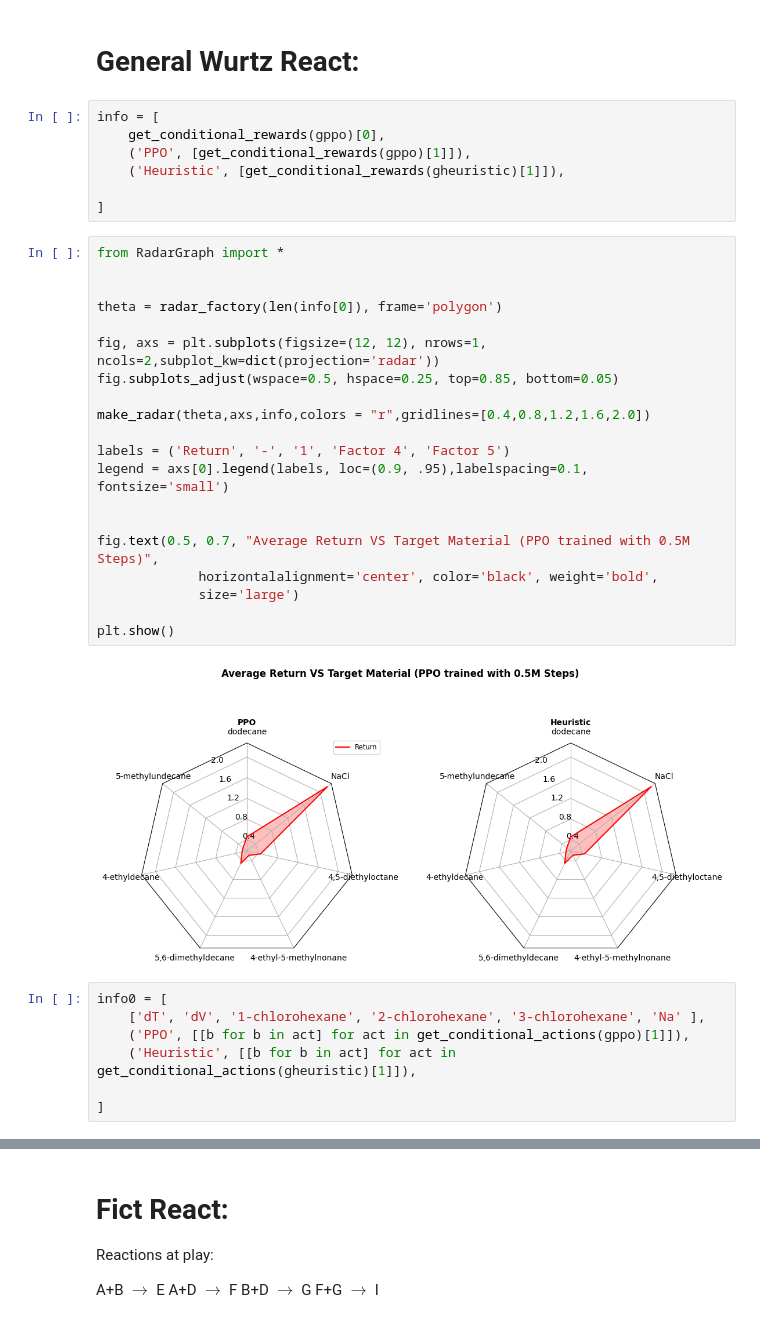
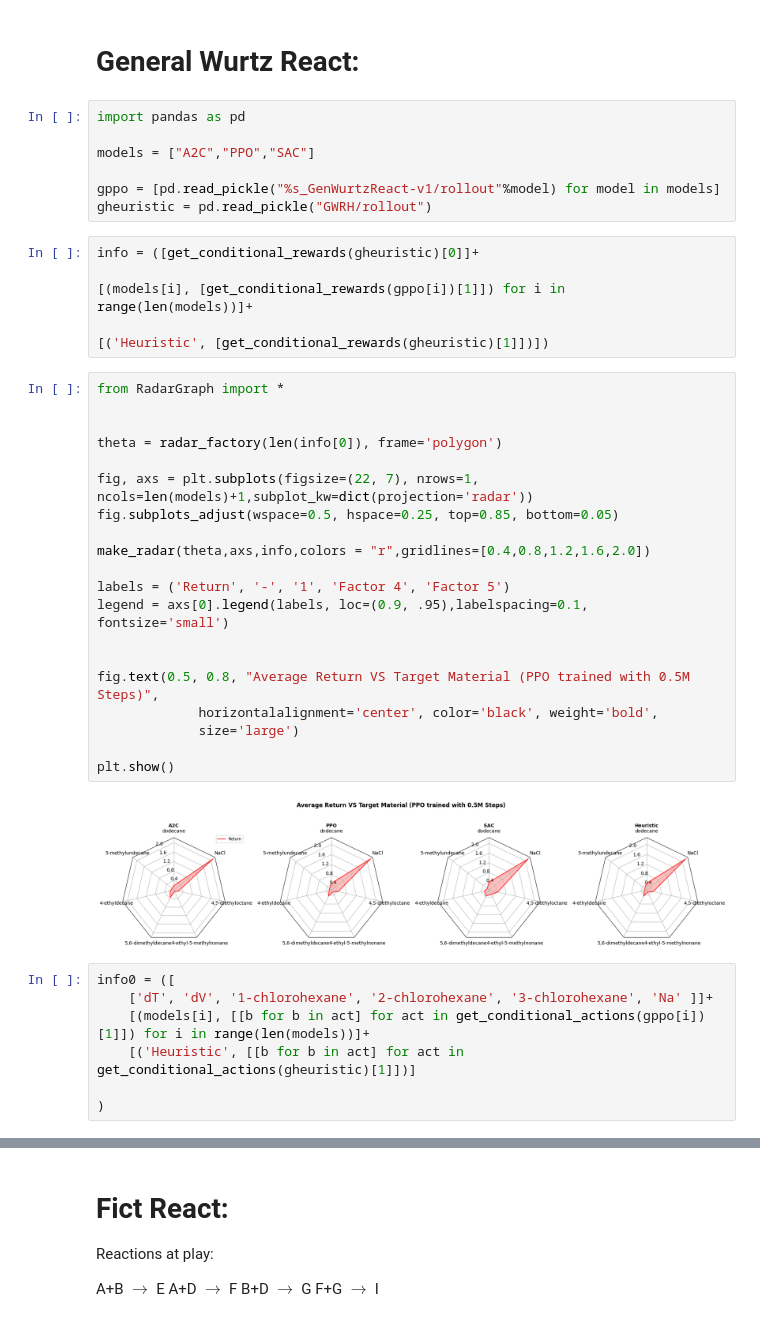
Before and after one commit to chemgymrl/chemgymrl, a Jupyter notebook: RL_rollout/Agent_Visualization.ipynb, the cells around one changed output, grey strips where cells are left out. Cells and saved outputs as stored; diff of their text form.

```diff
--- a/RL_rollout/Agent_Visualization.ipynb
+++ b/RL_rollout/Agent_Visualization.ipynb
@@ -160,42 +137,48 @@ def get_conditional_actions(frame,targets=CWtargs):
     return [targets,act]
 # %% [markdown]
 # General Wurtz React:
+# %%
+import pandas as pd
+
+models = ["A2C","PPO","SAC"]
+
+gppo = [pd.read_pickle("%s_GenWurtzReact-v1/rollout"%model) for model in models]
+gheuristic = pd.read_pickle("GWRH/rollout")
 # %%
-info = [
-    get_conditional_rewards(gppo)[0],
-    ('PPO', [get_conditional_rewards(gppo)[1]]),
-    ('Heuristic', [get_conditional_rewards(gheuristic)[1]]),
+info = ([get_conditional_rewards(gheuristic)[0]]+
 
-]
+[(models[i], [get_conditional_rewards(gppo[i])[1]]) for i in range(len(models))]+
+
+[('Heuristic', [get_conditional_rewards(gheuristic)[1]])])
 # %%
 from RadarGraph import *
 
 
 theta = radar_factory(len(info[0]), frame='polygon')
 
-fig, axs = plt.subplots(figsize=(12, 12), nrows=1, ncols=2,subplot_kw=dict(projection='radar'))
+fig, axs = plt.subplots(figsize=(22, 7), nrows=1, ncols=len(models)+1,subplot_kw=dict(projection='radar'))
 fig.subplots_adjust(wspace=0.5, hspace=0.25, top=0.85, bottom=0.05)
 
 make_radar(theta,axs,info,colors = "r",gridlines=[0.4,0.8,1.2,1.6,2.0])
 
 labels = ('Return', '-', '1', 'Factor 4', 'Factor 5')
 legend = axs[0].legend(labels, loc=(0.9, .95),labelspacing=0.1, fontsize='small')
 
 
-fig.text(0.5, 0.7, "Average Return VS Target Material (PPO trained with 0.5M Steps)",
+fig.text(0.5, 0.8, "Average Return VS Target Material (PPO trained with 0.5M Steps)",
              horizontalalignment='center', color='black', weight='bold',
              size='large')
 
 plt.show()
 # %% [output]
-[figure, old version]
+[figure, new version]
 # %%
-info0 = [
-    ['dT', 'dV', '1-chlorohexane', '2-chlorohexane', '3-chlorohexane', 'Na' ],
-    ('PPO', [[b for b in act] for act in get_conditional_actions(gppo)[1]]),
-    ('Heuristic', [[b for b in act] for act in get_conditional_actions(gheuristic)[1]]),
+info0 = ([
+    ['dT', 'dV', '1-chlorohexane', '2-chlorohexane', '3-chlorohexane', 'Na' ]]+
+    [(models[i], [[b for b in act] for act in get_conditional_actions(gppo[i])[1]]) for i in range(len(models))]+
+    [('Heuristic', [[b for b in act] for act in get_conditional_actions(gheuristic)[1]])]
 
-]
+)
 # %%
 for i in range(len(CWtargs)):
 
```
Also changed, not shown: parts of 31 cells of this notebook, 3 other files.
